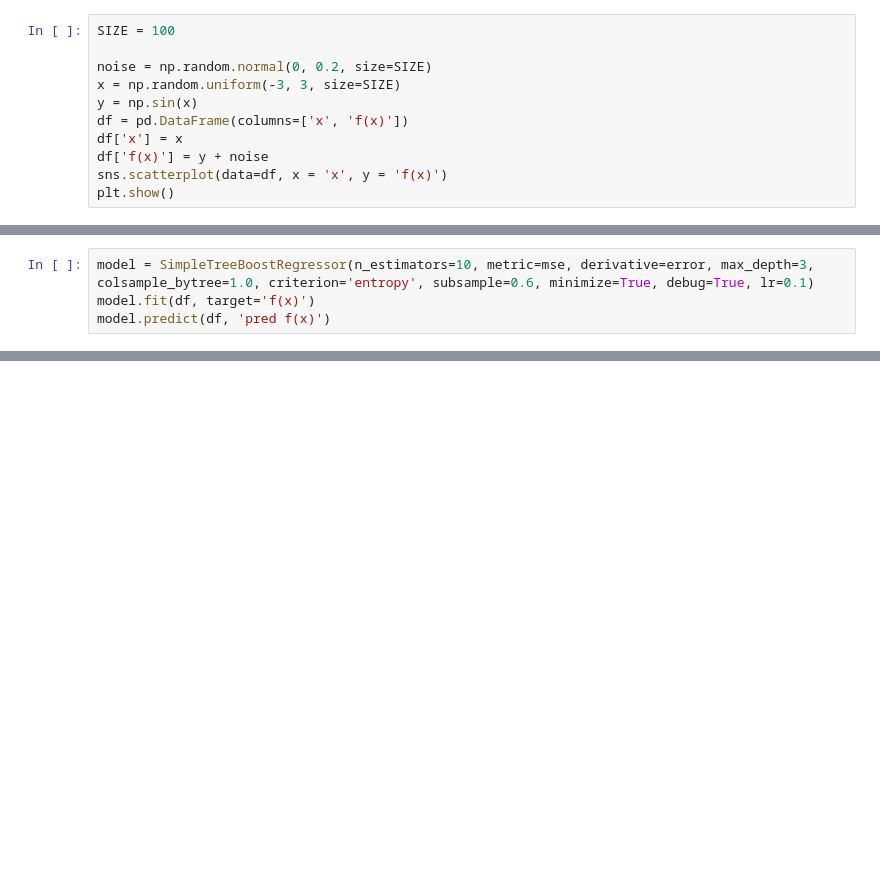
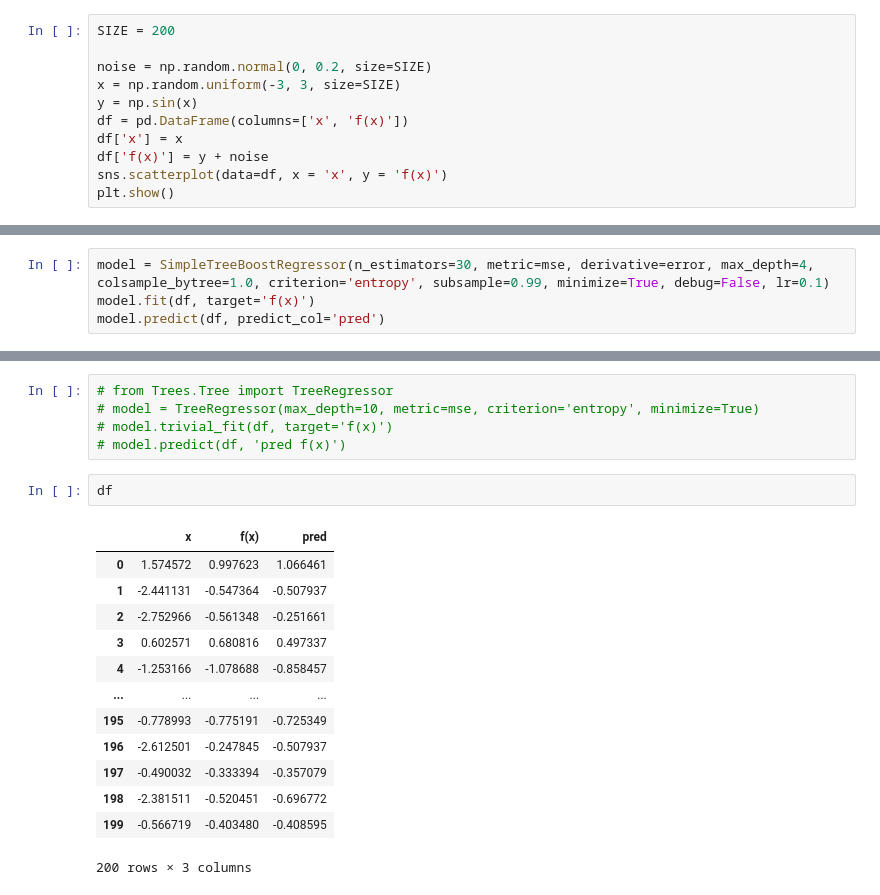
Before and after one commit to sssqweeeed/handmade-ml, a Jupyter notebook: Boosting/test_simple_boost.ipynb, the cells around one changed output, grey strips where cells are left out. Drawn from its saved outputs; the diff is of its cells as text; blank space fills up the shorter version.

Commit message:
Tested TreeBoost

```diff
--- a/Boosting/test_simple_boost.ipynb
+++ b/Boosting/test_simple_boost.ipynb
@@ -14,5 +17,5 @@ from sklearn.model_selection import train_test_split
 # %%
-SIZE = 100
+SIZE = 200
 
 noise = np.random.normal(0, 0.2, size=SIZE)
 x = np.random.uniform(-3, 3, size=SIZE)
@@ -25,4 +30,4 @@ plt.show()
 # %%
-model = SimpleTreeBoostRegressor(n_estimators=10, metric=mse, derivative=error, max_depth=3, colsample_bytree=1.0, criterion='entropy', subsample=0.6, minimize=True, debug=True, lr=0.1)
+model = SimpleTreeBoostRegressor(n_estimators=30, metric=mse, derivative=error, max_depth=4, colsample_bytree=1.0, criterion='entropy', subsample=0.99, minimize=True, debug=False, lr=0.1)
 model.fit(df, target='f(x)')
-model.predict(df, 'pred f(x)')
+model.predict(df, predict_col='pred')
@@ -28,0 +57,21 @@ model.predict(df, 'pred f(x)')
+# %%
+# from Trees.Tree import TreeRegressor
+# model = TreeRegressor(max_depth=10, metric=mse, criterion='entropy', minimize=True)
+# model.trivial_fit(df, target='f(x)')
+# model.predict(df, 'pred f(x)')
+# %%
+df
+# %% [output]
+|  | x | f(x) | pred |
+| 0 | 1.574572 | 0.997623 | 1.066461 |
+| 1 | -2.441131 | -0.547364 | -0.507937 |
+| 2 | -2.752966 | -0.561348 | -0.251661 |
+| 3 | 0.602571 | 0.680816 | 0.497337 |
+| 4 | -1.253166 | -1.078688 | -0.858457 |
+| ... | ... | ... | ... |
+| 195 | -0.778993 | -0.775191 | -0.725349 |
+| 196 | -2.612501 | -0.247845 | -0.507937 |
+| 197 | -0.490032 | -0.333394 | -0.357079 |
+| 198 | -2.381511 | -0.520451 | -0.696772 |
+| 199 | -0.566719 | -0.403480 | -0.408595 |
+200 rows × 3 columns
```
Also changed, not shown: parts of 4 cells of this notebook, 3 other files.
